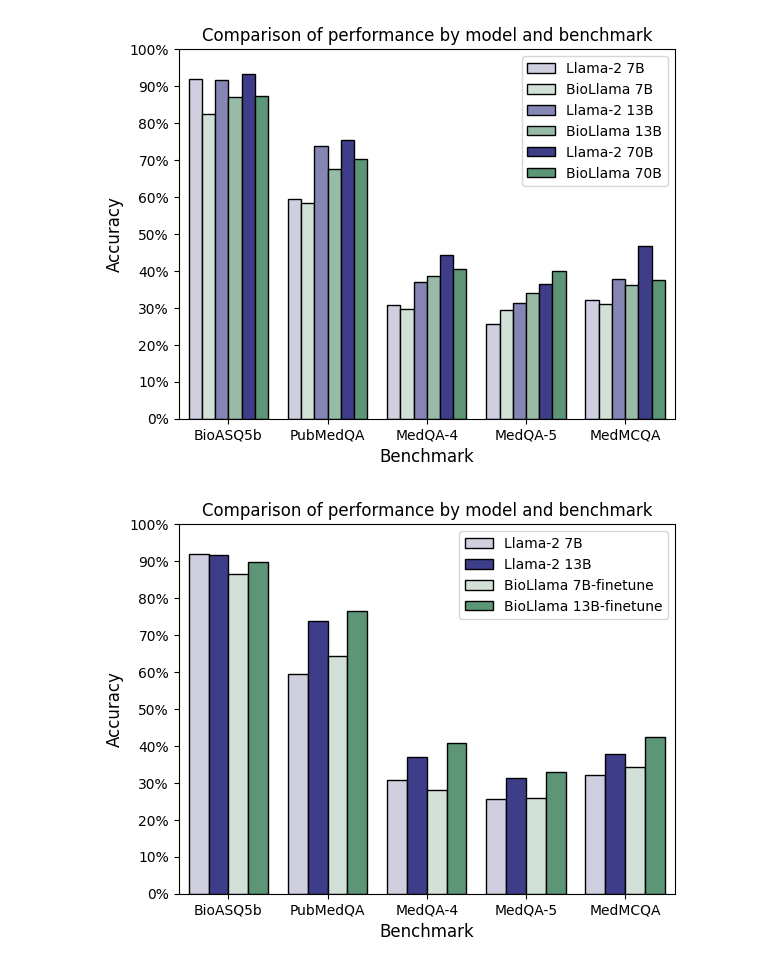
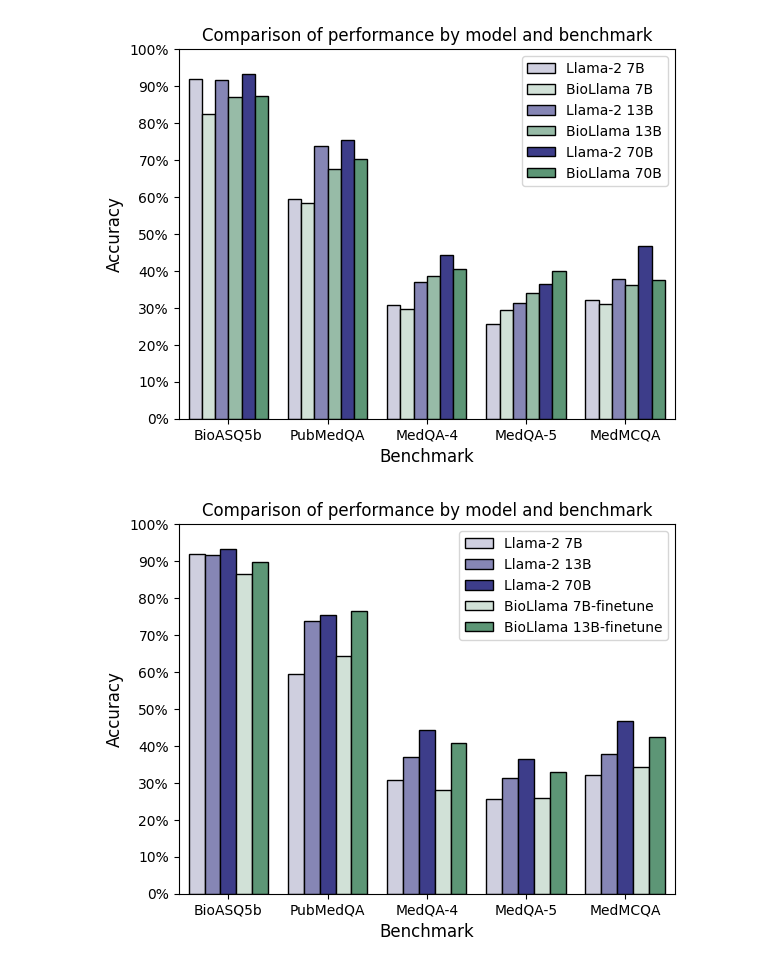
Before and after one commit to Neelectric/BioLlama, a Jupyter notebook: graphs&tables.ipynb, the cells around one changed output. Saved outputs shown, nothing was run; the diff lists cells and outputs as text; code cells hidden in the pictures.

Commit message:
Minor graph changes

```diff
--- a/graphs&tables.ipynb
+++ b/graphs&tables.ipynb
@@ -623,6 +623,7 @@ results_bl = """
 |:------------------------|:----------------------|:-----------|:----------|:----------|:----------|
 | Llama-2 7B              | 91.91                 | 59.49      | 30.9      | 25.6      | 32.1      |
 | Llama-2 13B             | 91.70                 | 73.74      | 36.9      | 31.3      | 37.8      |
+| Llama-2 70B             | 93.4                  | 75.35      | 44.3      | 36.4      | 46.6      |
 | BioLlama 7B-finetune    | 86.46                 | 64.2       | 28.0      | 25.8      | 34.4      |
 | BioLlama 13B-finetune   | 89.79                 | 76.5       | 40.8      | 32.9      | 42.3      |
 """
@@ -682,31 +683,31 @@ sns.barplot(x="Benchmark", y="Performance", hue="Model", data=df_bl, palette=mod
 # hatches = ['//', '']
 # # use dots instead of hatches
 # hatches = ['...', '']
 # hatcher = 0
 # set_hatch = False
 for i, thisbar in enumerate(plt.gca().patches):
     thisbar.set_edgecolor('black')
     # print(i, set_hatch, thisbar)
 
 # handles, labels = plt.gca().get_legend_handles_labels()
 # new_handles = []
 # for i, handle in enumerate(handles):
 #     if i %2:
 #         handle.set_hatch(hatches[1])
 #     else:
 #         handle.set_hatch(hatches[0])
 #     new_handles.append(handle)
 plt.gca().get_legend().remove()
 plt.legend(loc='upper right')
 # increase y label tick frequency
 plt.yticks(np.arange(0, 101, 10))
 # add "%" to the y ticks
 plt.gca().set_yticklabels(['{:.0f}%'.format(x) for x in plt.gca().get_yticks()])
 plt.xticks(rotation=0)
 plt.title("Comparison of performance by model and benchmark")
 plt.xlabel("Benchmark", fontsize=12)
 plt.ylabel("Accuracy", fontsize=12)
 # Show the chart
 plt.show()
 # %% [output]
-[figure, old version]
+[figure, new version]
```
Also changed, not shown: 5 other files.
